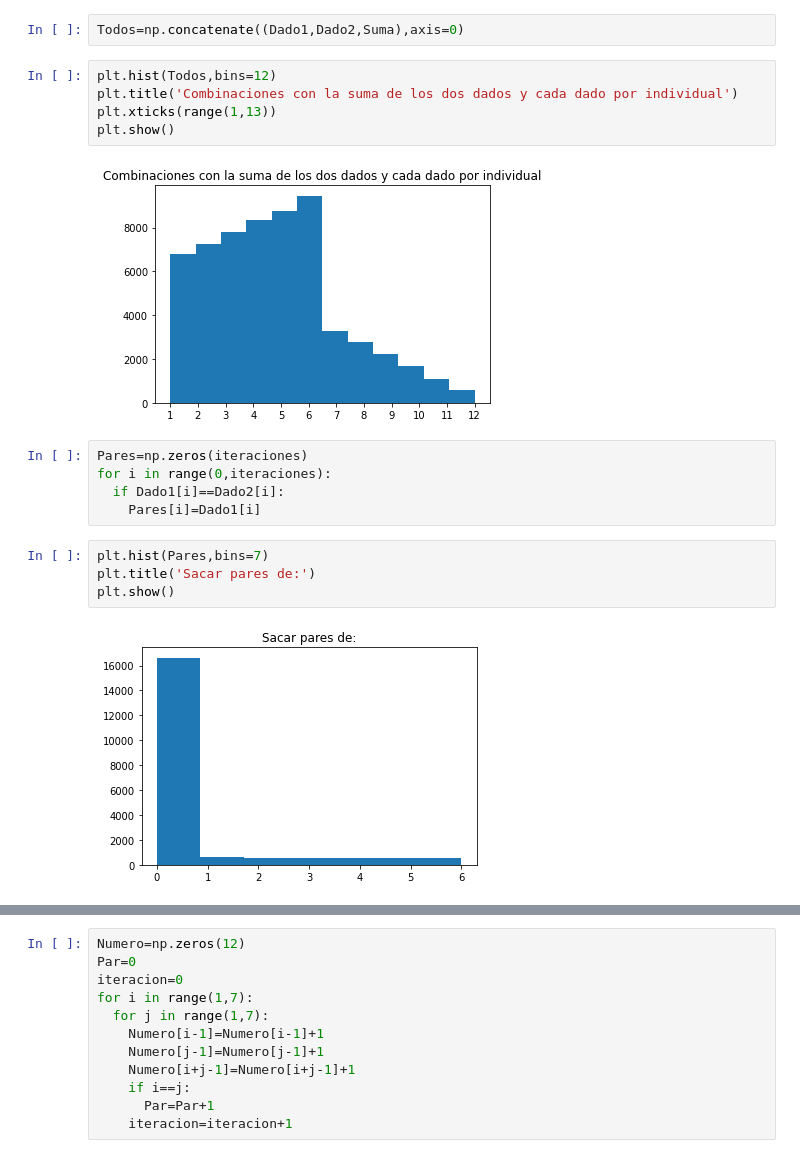
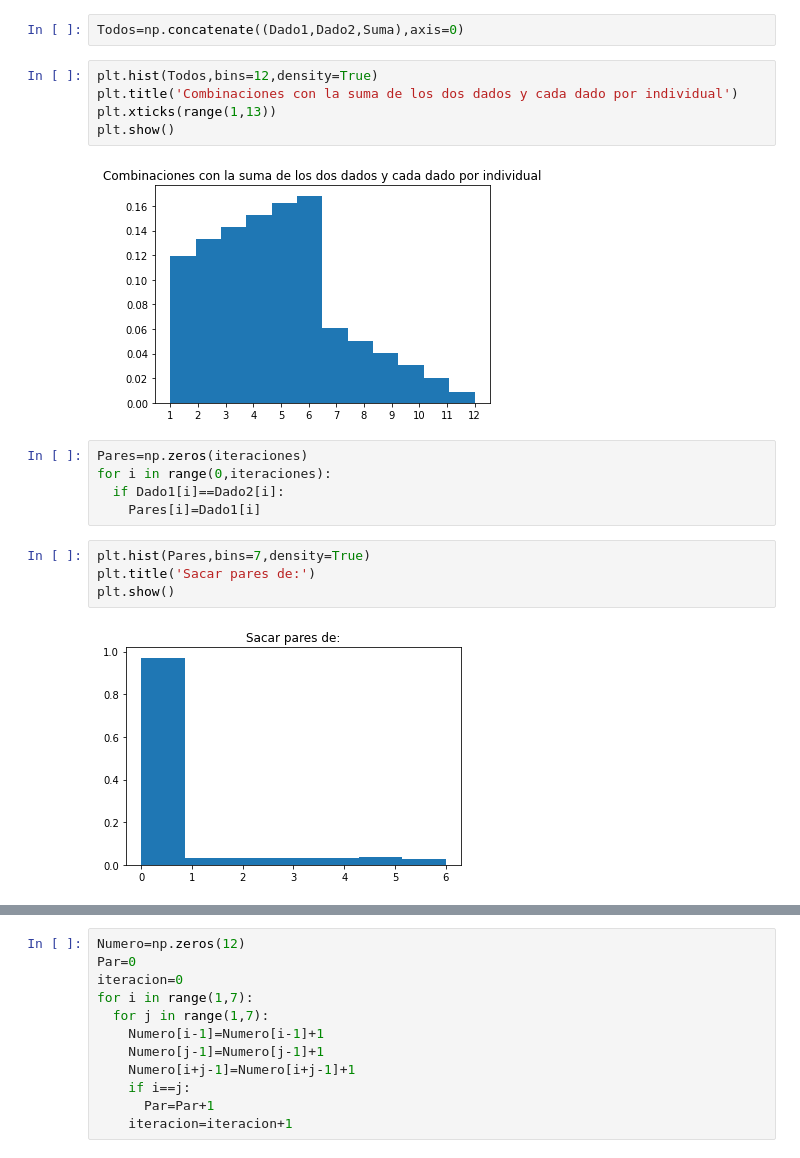
Before and after one commit to davidmorme/Universidad, a Jupyter notebook: Diversión/Juego_con_2_dados.ipynb, the cells around one changed output, grey strips where cells are left out. Cells and saved outputs as stored; diff of their text form.

```diff
--- a/Diversión/Juego_con_2_dados.ipynb
+++ b/Diversión/Juego_con_2_dados.ipynb
@@ -24,23 +24,23 @@ plt.show()
 # %%
 Todos=np.concatenate((Dado1,Dado2,Suma),axis=0)
 # %%
-plt.hist(Todos,bins=12)
+plt.hist(Todos,bins=12,density=True)
 plt.title('Combinaciones con la suma de los dos dados y cada dado por individual')
 plt.xticks(range(1,13))
 plt.show()
 # %% [output]
-[figure, old version]
+[figure, new version]
 # %%
 Pares=np.zeros(iteraciones)
 for i in range(0,iteraciones):
   if Dado1[i]==Dado2[i]:
     Pares[i]=Dado1[i]
 # %%
-plt.hist(Pares,bins=7)
+plt.hist(Pares,bins=7,density=True)
 plt.title('Sacar pares de:')
 plt.show()
 # %% [output]
-[figure, old version]
+[figure, new version]
 # %%
 PPar=sum(Pares>0)/len(Pares)*100
 print('La probabilidad de obtener par en un lanzamiento es de:',PPar,'%')
```
Also changed, not shown: parts of 7 cells of this notebook.
